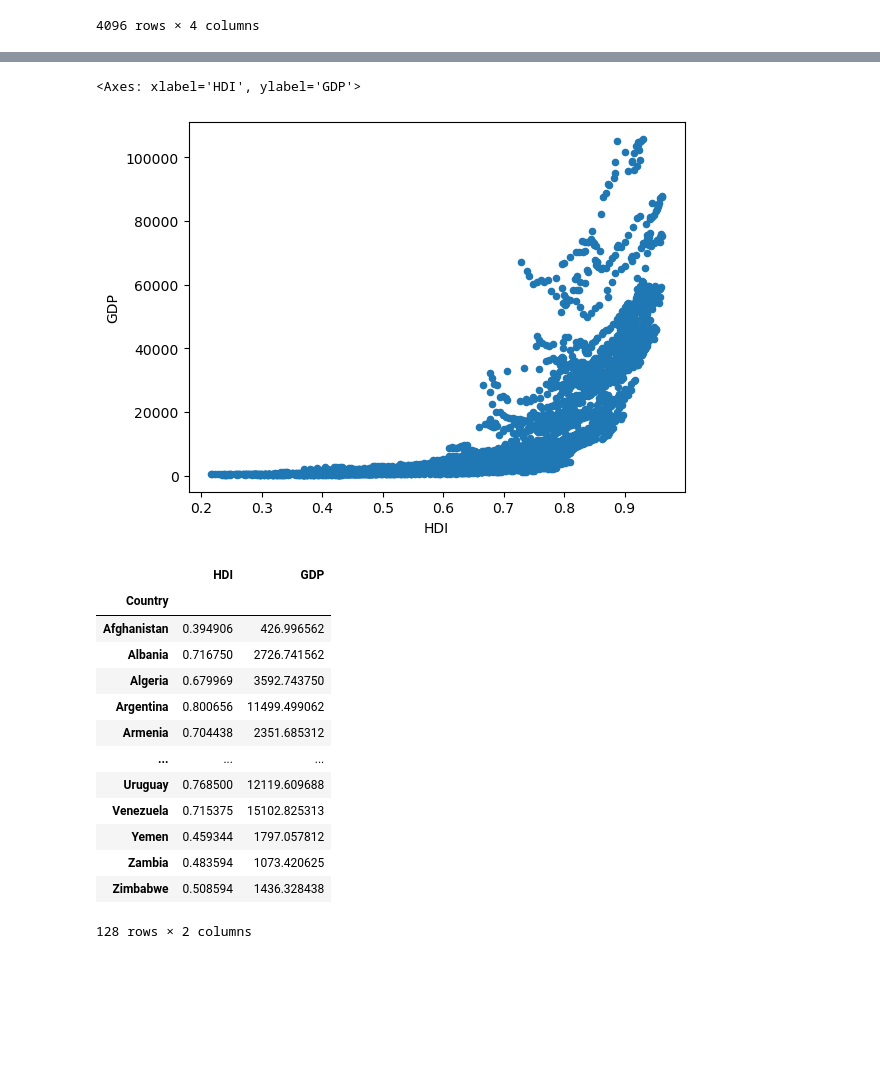
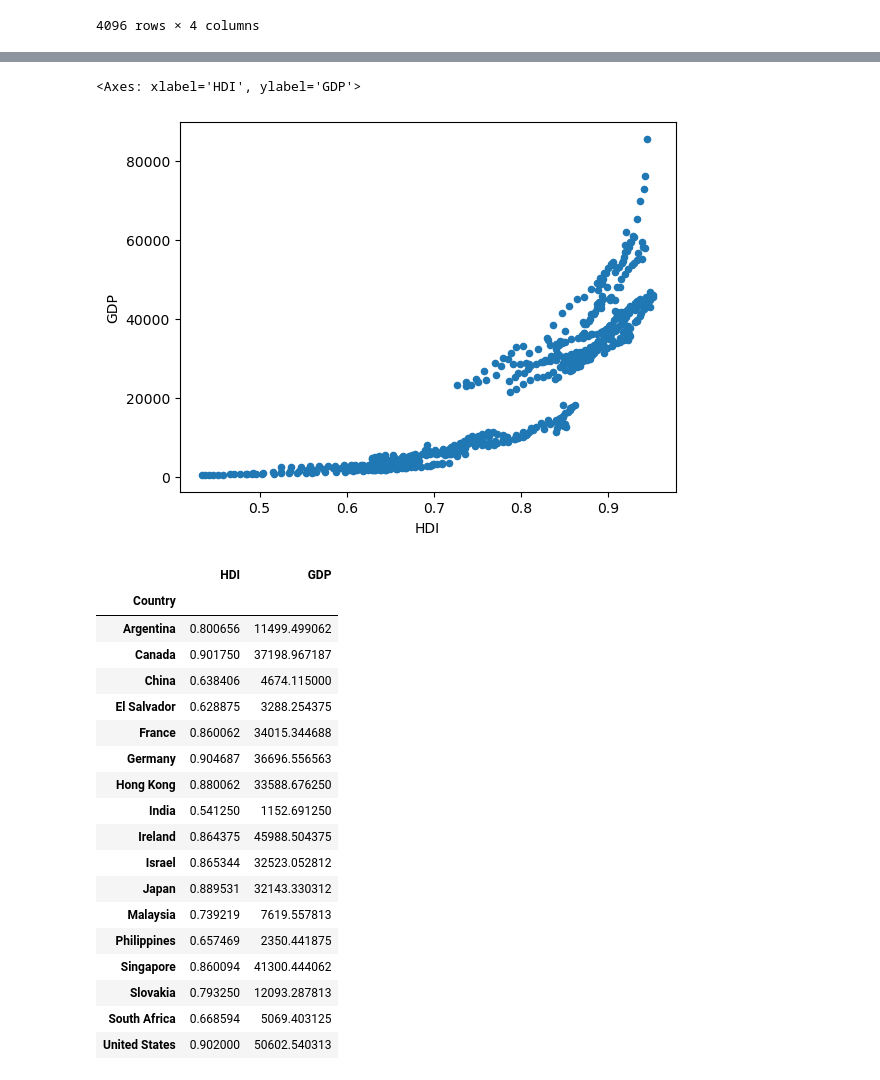
Before and after one commit to mcalabrese98/bootcamp-project1, a Jupyter notebook: stefan.h/project.ipynb, the cells around one changed output, grey strips where cells are left out. Drawn from its saved outputs; the diff is of its cells as text; code cells hidden in the pictures; blank space fills up the shorter version.

Commit message:
Limited the results and added plots for separate countries

```diff
--- a/stefan.h/project.ipynb
+++ b/stefan.h/project.ipynb
@@ -98,7 +100,7 @@ hdi_gdp_combined_df
 | 4095 | Zimbabwe | 2021 | 0.593 | 1377.23 |
 4096 rows × 4 columns
 # %%
-hdi_gdp_combined_df.set_index(['Country', 'Year'], inplace=True)
+#hdi_gdp_combined_df.set_index(['Country', 'Year'], inplace=True)
 # %%
 hdi_gdp_combined_df.head()
 # %% [output]
@@ -111,0 +113,9 @@ hdi_gdp_combined_df.head()
+# %%
+countries_to_review = ['Israel', 'Singapore', 'Ireland', 'Malaysia', 'Argentina', 'South Africa', 'Hong Kong', 'Philippines', 'United States', 'El Salvador', 'Russia', 'Slovakia', 'China', 'Japan', 'India', 'France', 'Canada', 'Germany']
+hdi_gdp_country_df = {}
+
+for country in countries_to_review:
+    hdi_gdp_country_df[country] = hdi_gdp_combined_df[hdi_gdp_combined_df['Country'] == country].copy(deep=True)
+
+hdi_gdp_selected_countries = hdi_gdp_combined_df[hdi_gdp_combined_df['Country'].isin(countries_to_review)].copy(deep=True)
+hdi_gdp_selected_countries
@@ -112,2 +136,3 @@ hdi_gdp_combined_df.head()
 # %%
-hdi_gdp_combined_df['GDP'] = hdi_gdp_combined_df['GDP'].astype(float)
+hdi_gdp_selected_countries['GDP'] = hdi_gdp_selected_countries['GDP'].astype(float)
+hdi_gdp_selected_countries
@@ -123,0 +153,4 @@ hdi_gdp_combined_df['HDI'].unstack(level='Country').plot()
+# %%
+hdi_gdp_selected_countries.set_index(['Country', 'Year'], inplace=True)
+hdi_gdp_selected_countries['GDP'].unstack(level='Country').plot(ylabel='HDI', title='Gross Domestic Product per Capita')
+plt.legend(loc='upper left', bbox_to_anchor=(1.0, 1.0))
@@ -124,27 +166,32 @@ hdi_gdp_combined_df['HDI'].unstack(level='Country').plot()
 # %%
 #Ask about inclusion.  Difficult to read.
-hdi_gdp_combined_df.plot.scatter(x='HDI', y='GDP')
+hdi_gdp_selected_countries.plot.scatter(x='HDI', y='GDP')
 # %% [output]
 <Axes: xlabel='HDI', ylabel='GDP'>
-[figure, old version]
+[figure, new version]
 # %%
-average_by_country_df = hdi_gdp_combined_df.groupby(level='Country').mean()
+average_by_country_df = hdi_gdp_selected_countries.groupby(level='Country').mean()
 average_by_country_df
 # %% [output]
 |  | HDI | GDP |
 | Country |  |  |
-| Afghanistan | 0.394906 | 426.996562 |
-| Albania | 0.716750 | 2726.741562 |
-| Algeria | 0.679969 | 3592.743750 |
 | Argentina | 0.800656 | 11499.499062 |
-| Armenia | 0.704438 | 2351.685312 |
-| ... | ... | ... |
-| Uruguay | 0.768500 | 12119.609688 |
-| Venezuela | 0.715375 | 15102.825313 |
-| Yemen | 0.459344 | 1797.057812 |
-| Zambia | 0.483594 | 1073.420625 |
-| Zimbabwe | 0.508594 | 1436.328438 |
+| Canada | 0.901750 | 37198.967187 |
+| China | 0.638406 | 4674.115000 |
+| El Salvador | 0.628875 | 3288.254375 |
+| France | 0.860062 | 34015.344688 |
+| Germany | 0.904687 | 36696.556563 |
+| Hong Kong | 0.880062 | 33588.676250 |
+| India | 0.541250 | 1152.691250 |
+| Ireland | 0.864375 | 45988.504375 |
+| Israel | 0.865344 | 32523.052812 |
+| Japan | 0.889531 | 32143.330312 |
+| Malaysia | 0.739219 | 7619.557813 |
+| Philippines | 0.657469 | 2350.441875 |
+| Singapore | 0.860094 | 41300.444062 |
+| Slovakia | 0.793250 | 12093.287813 |
+| South Africa | 0.668594 | 5069.403125 |
+| United States | 0.902000 | 50602.540313 |
-128 rows × 2 columns
 # %%
 average_by_country_df.corr()
 # %% [output]
```
Also changed, not shown: parts of 18 cells of this notebook, 1 other file.
